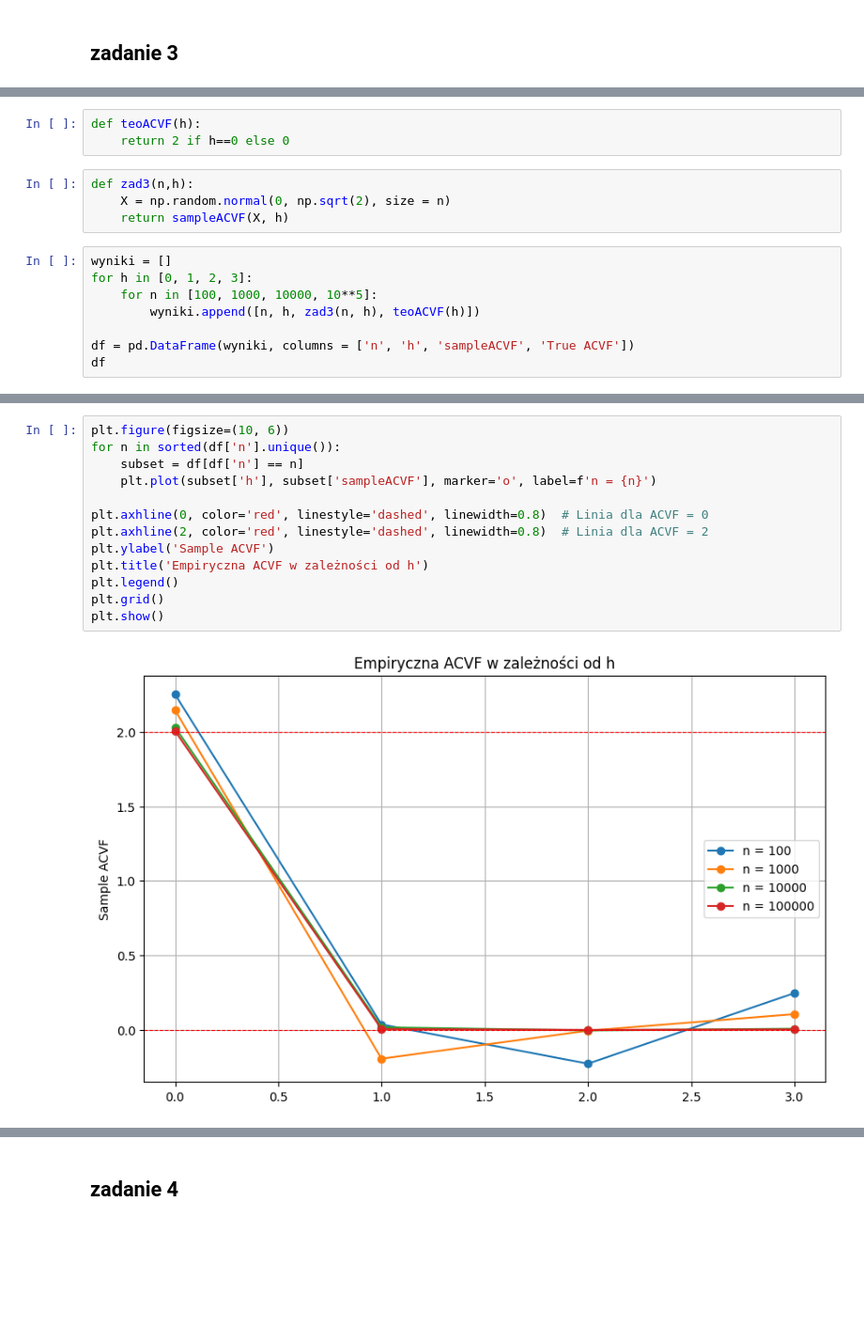
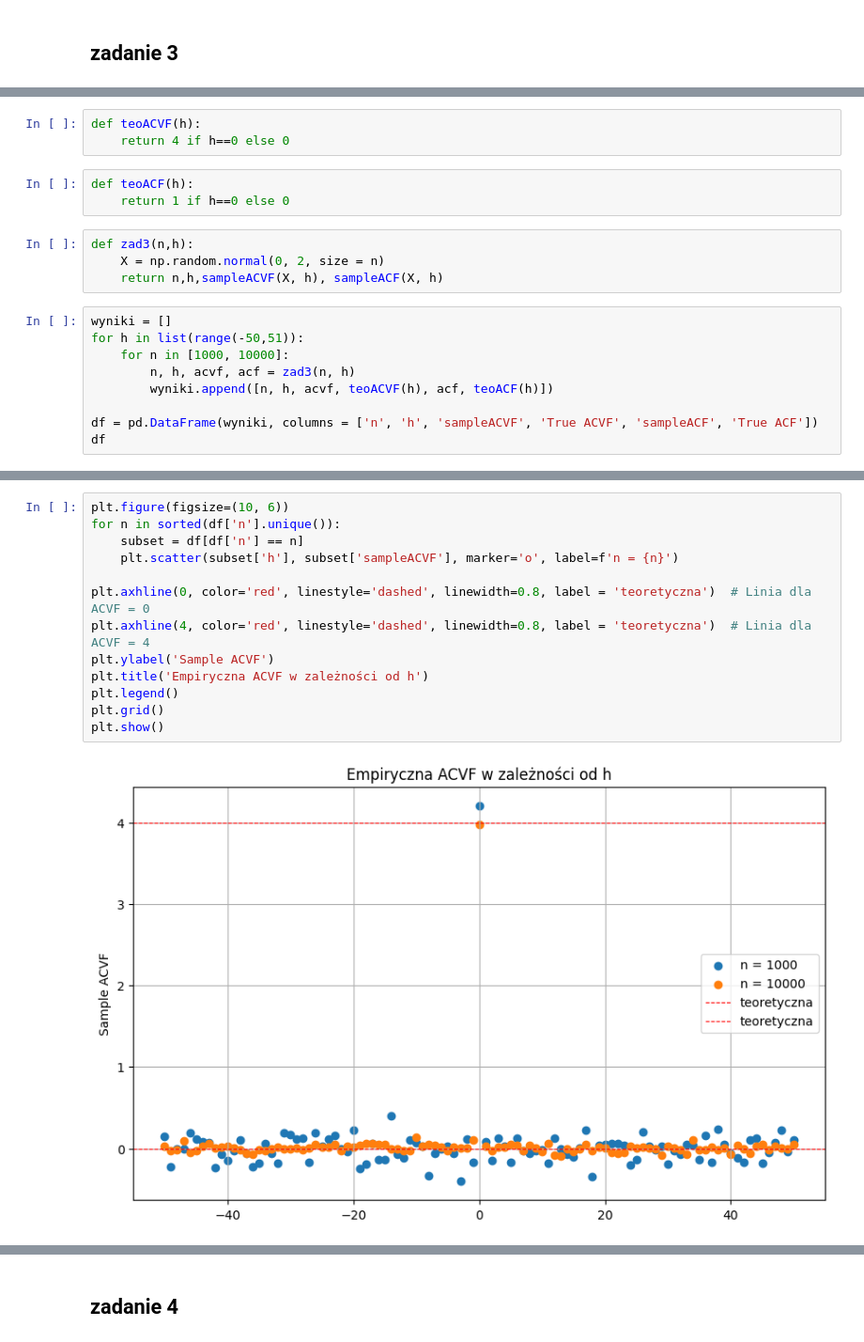
Before and after one commit to MariaNowacka/kaszcz, a Jupyter notebook: lista4/l4_kaszcz.ipynb, the cells around one changed output, grey strips where cells are left out. Shown at 94% size. Cells and saved outputs as stored; diff of their text form; blank space fills up the shorter version.

```diff
--- a/lista4/l4_kaszcz.ipynb
+++ b/lista4/l4_kaszcz.ipynb
@@ -12,16 +15,20 @@ def sampleACVF(X, h):
 # %%
 def teoACVF(h):
-    return 2 if h==0 else 0
+    return 4 if h==0 else 0
+# %%
+def teoACF(h):
+    return 1 if h==0 else 0
 # %%
 def zad3(n,h):
-    X = np.random.normal(0, np.sqrt(2), size = n)
-    return sampleACVF(X, h)
+    X = np.random.normal(0, 2, size = n)
+    return n,h,sampleACVF(X, h), sampleACF(X, h)
 # %%
 wyniki = []
-for h in [0, 1, 2, 3]:
-    for n in [100, 1000, 10000, 10**5]:
-        wyniki.append([n, h, zad3(n, h), teoACVF(h)])
+for h in list(range(-50,51)):
+    for n in [1000, 10000]:
+        n, h, acvf, acf = zad3(n, h)
+        wyniki.append([n, h, acvf, teoACVF(h), acf, teoACF(h)])
 
-df = pd.DataFrame(wyniki, columns = ['n', 'h', 'sampleACVF', 'True ACVF'])
+df = pd.DataFrame(wyniki, columns = ['n', 'h', 'sampleACVF', 'True ACVF', 'sampleACF', 'True ACF'])
 df
 # %% [output]
@@ -45,15 +48,15 @@ df
 # %%
 plt.figure(figsize=(10, 6))
 for n in sorted(df['n'].unique()):
     subset = df[df['n'] == n]
-    plt.plot(subset['h'], subset['sampleACVF'], marker='o', label=f'n = {n}')
+    plt.scatter(subset['h'], subset['sampleACVF'], marker='o', label=f'n = {n}')
 
-plt.axhline(0, color='red', linestyle='dashed', linewidth=0.8)  # Linia dla ACVF = 0
-plt.axhline(2, color='red', linestyle='dashed', linewidth=0.8)  # Linia dla ACVF = 2
+plt.axhline(0, color='red', linestyle='dashed', linewidth=0.8, label = 'teoretyczna')  # Linia dla ACVF = 0
+plt.axhline(4, color='red', linestyle='dashed', linewidth=0.8, label = 'teoretyczna')  # Linia dla ACVF = 4
 plt.ylabel('Sample ACVF')
 plt.title('Empiryczna ACVF w zależności od h')
 plt.legend()
 plt.grid()
 plt.show()
 # %% [output]
-[figure, old version]
+[figure, new version]
```
Also changed, not shown: parts of 12 cells of this notebook.
